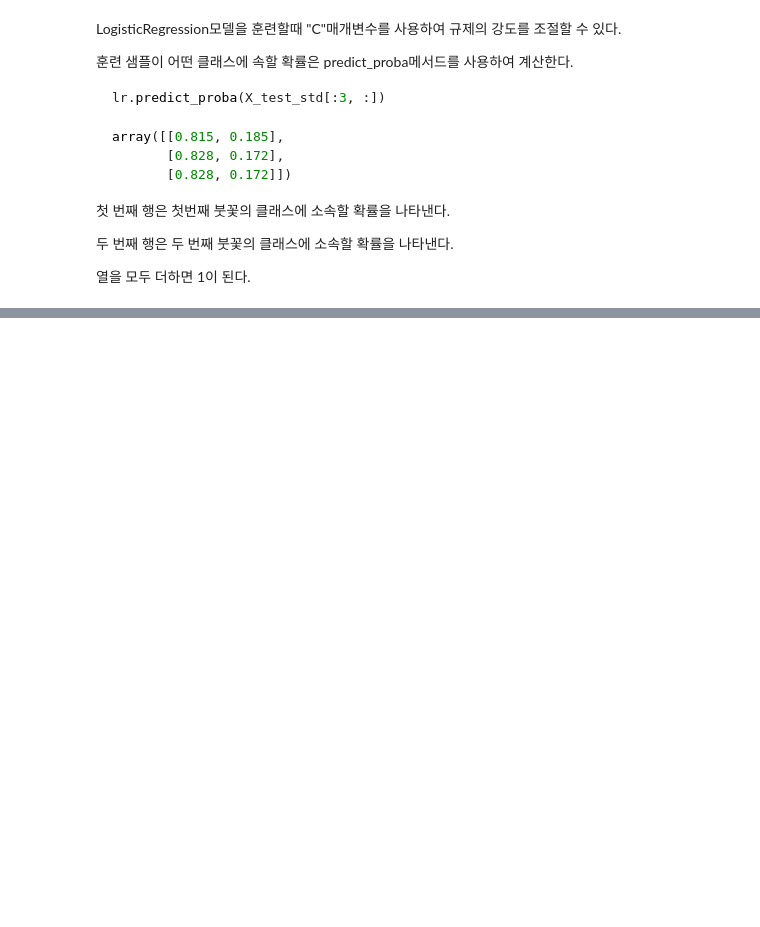
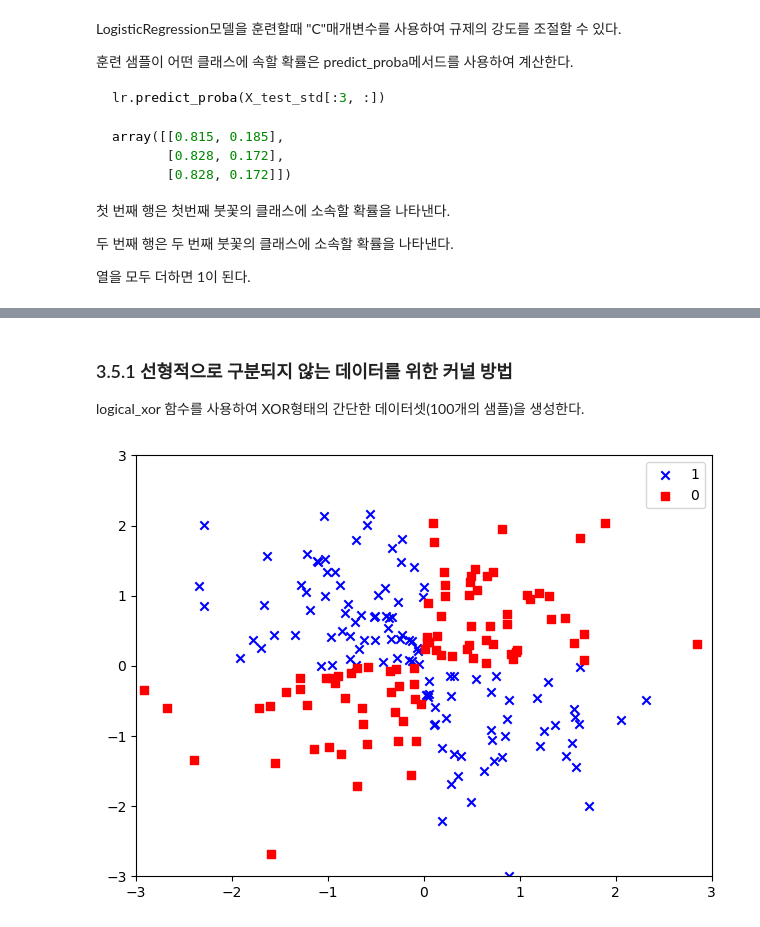
Before and after one commit to asanobm/deep-learning, a Jupyter notebook: 머신러닝교과서-파이토치/03_머신러닝 분류 모델 with 사이킷런.ipynb, the cells around one changed output, grey strips where cells are left out. Saved outputs shown, nothing was run; the diff lists cells and outputs as text; code cells hidden in the pictures; blank space fills up the shorter version.

```diff
--- a/머신러닝교과서-파이토치/03_머신러닝 분류 모델 with 사이킷런.ipynb
+++ b/머신러닝교과서-파이토치/03_머신러닝 분류 모델 with 사이킷런.ipynb
@@ -427,0 +540,20 @@ array([[0.815, 0.185],
+# %% [markdown]
+### 3.5.1 선형적으로 구분되지 않는 데이터를 위한 커널 방법
+
+logical_xor 함수를 사용하여 XOR형태의 간단한 데이터셋(100개의 샘플)을 생성한다.
+# %%
+import matplotlib.pyplot as plt
+import numpy as np
+
+X_xor = np.random.randn(200, 2)
+y_xor = np.logical_xor(X_xor[:, 0] > 0, X_xor[:, 1] > 0)
+
+plt.scatter(X_xor[y_xor == 1, 0], X_xor[y_xor == 1, 1], c='b', marker='x', label='1')
+plt.scatter(X_xor[y_xor == 0, 0], X_xor[y_xor == 0, 1], c='r', marker='s', label='0')
+plt.xlim([-3, 3])
+plt.ylim([-3, 3])
+plt.legend(loc='best')
+plt.tight_layout()
+plt.show()
+# %% [output]
+[figure, added]
```
Also changed, not shown: parts of 27 cells of this notebook.
